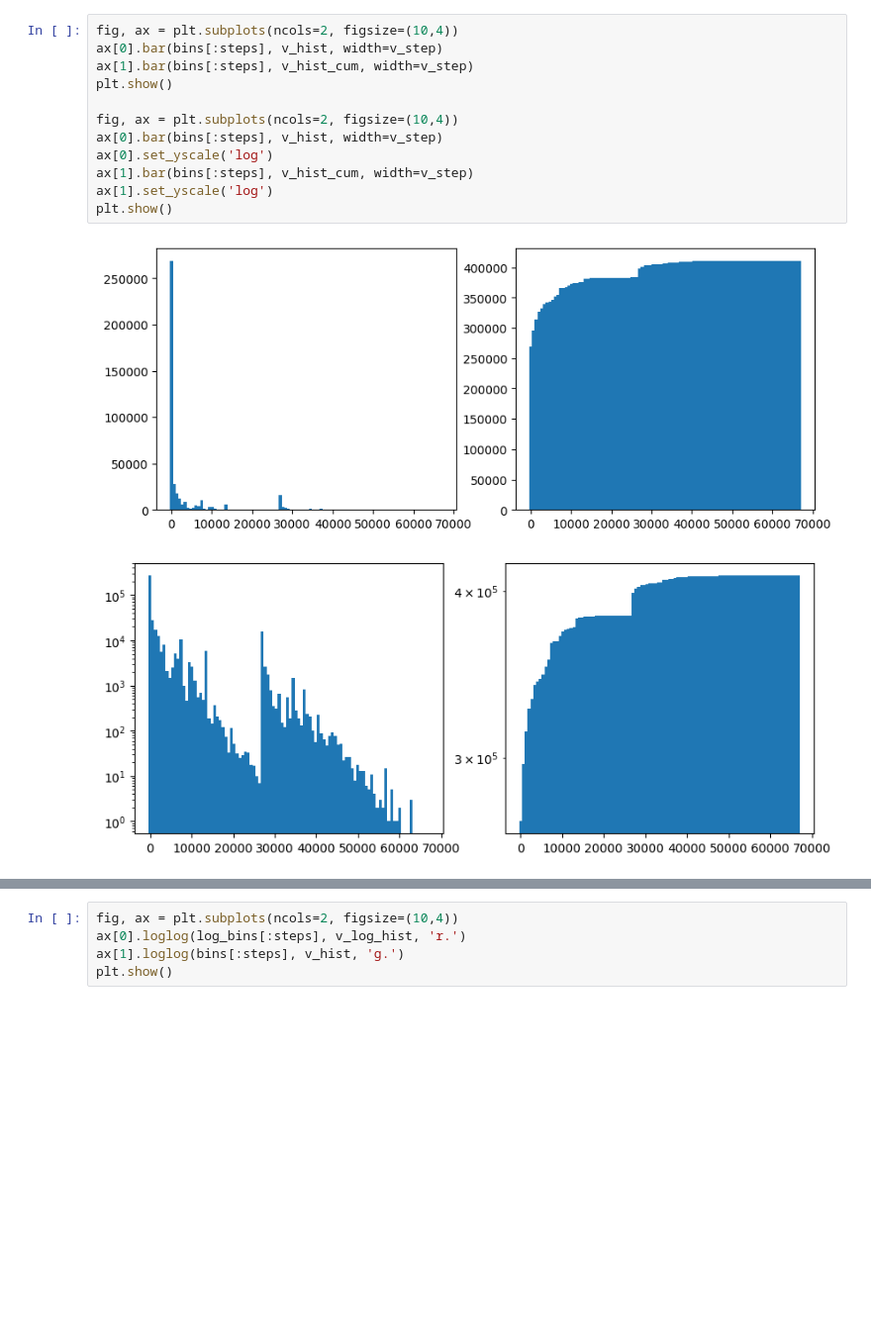
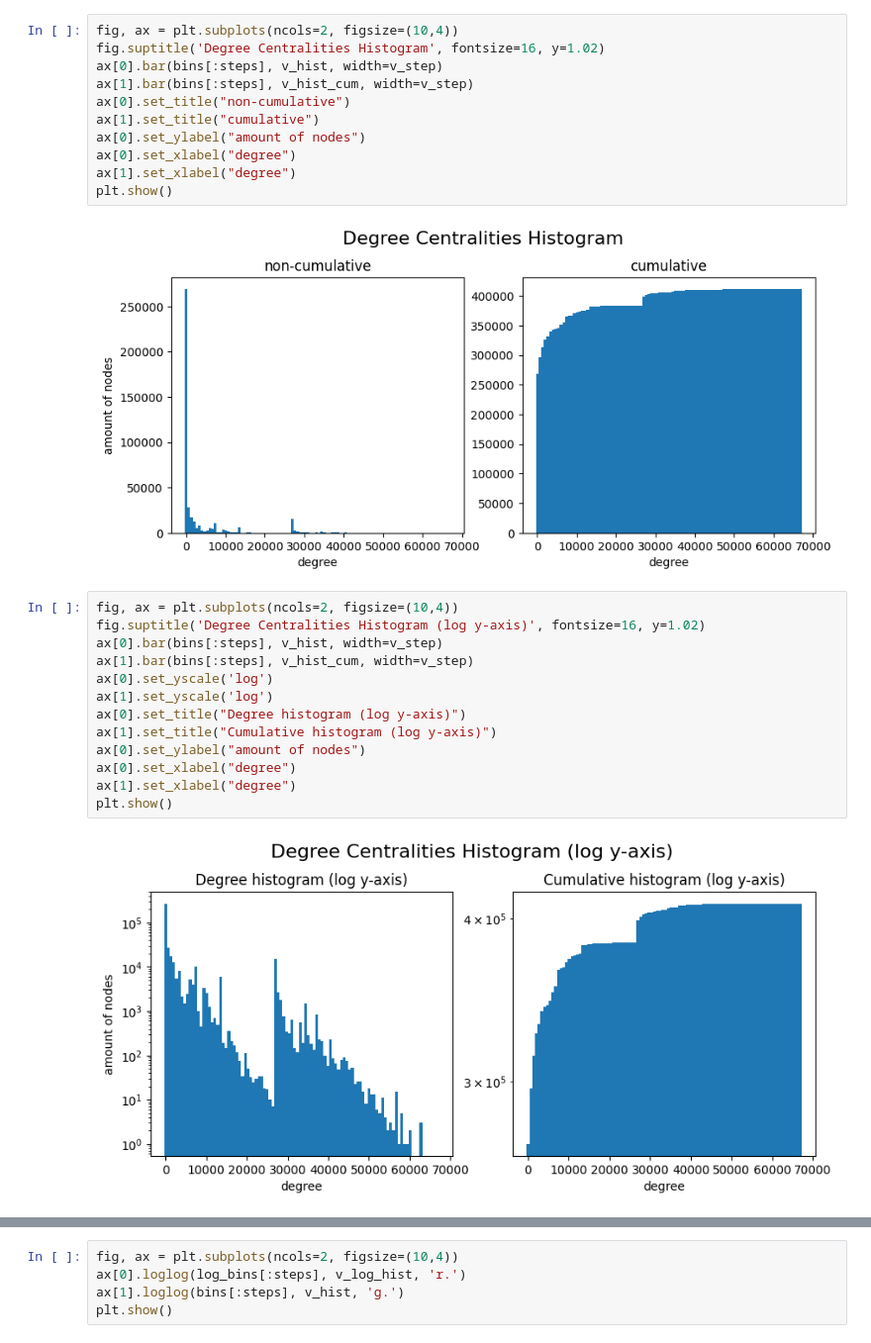
Before and after one commit to MattThePerson/SNA_Project_2024, a Jupyter notebook: notebooks/2.1 Viewing and Analysing Degree.ipynb, the cells around one changed output, grey strips where cells are left out. Shown at 99% size. Drawn from its saved outputs; the diff is of its cells as text; blank space fills up the shorter version.

```diff
--- a/notebooks/2.1 Viewing and Analysing Degree.ipynb
+++ b/notebooks/2.1 Viewing and Analysing Degree.ipynb
@@ -55,18 +88,31 @@ v_hist_cum =       [ len([ x for x in values if (bins[0] <= x and x < bins[i+1])
 v_log_hist =       [ len([ x for x in values if (log_bins[i] <= x and x < log_bins[i+1]) ]) for i in range(steps) ]
 v_log_hist_cum =   [ len([ x for x in values if (log_bins[0] <= x and x < log_bins[i+1]) ]) for i in range(steps) ]
 #at_end = len([x for x in values if x == v_max])
+# %%
+fig, ax = plt.subplots(ncols=2, figsize=(10,4))
+fig.suptitle('Degree Centralities Histogram', fontsize=16, y=1.02)
+ax[0].bar(bins[:steps], v_hist, width=v_step)
+ax[1].bar(bins[:steps], v_hist_cum, width=v_step)
+ax[0].set_title("non-cumulative")
+ax[1].set_title("cumulative")
+ax[0].set_ylabel("amount of nodes")
+ax[0].set_xlabel("degree")
+ax[1].set_xlabel("degree")
+plt.show()
+# %% [output]
+[figure, added]
 # %%
 fig, ax = plt.subplots(ncols=2, figsize=(10,4))
+fig.suptitle('Degree Centralities Histogram (log y-axis)', fontsize=16, y=1.02)
 ax[0].bar(bins[:steps], v_hist, width=v_step)
 ax[1].bar(bins[:steps], v_hist_cum, width=v_step)
+ax[0].set_yscale('log')
+ax[1].set_yscale('log')
+ax[0].set_title("Degree histogram (log y-axis)")
+ax[1].set_title("Cumulative histogram (log y-axis)")
+ax[0].set_ylabel("amount of nodes")
+ax[0].set_xlabel("degree")
+ax[1].set_xlabel("degree")
 plt.show()
-
-fig, ax = plt.subplots(ncols=2, figsize=(10,4))
-ax[0].bar(bins[:steps], v_hist, width=v_step)
-ax[0].set_yscale('log')
-ax[1].bar(bins[:steps], v_hist_cum, width=v_step)
-ax[1].set_yscale('log')
-plt.show()
 # %% [output]
-[figure, old version]
+[figure, new version]
-[figure, removed]
```
Also changed, not shown: parts of 11 cells of this notebook, 7 other files.
